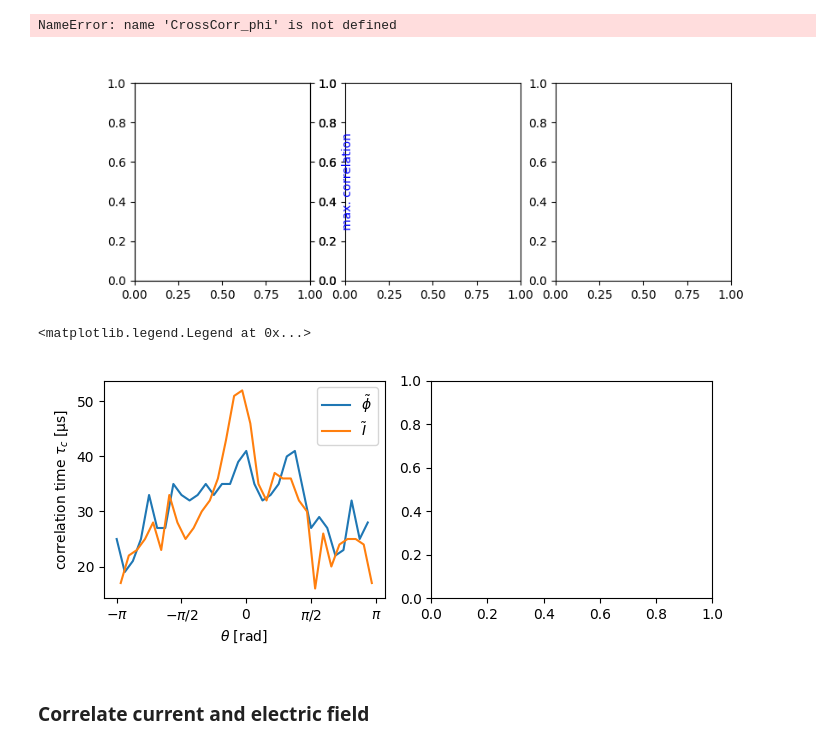
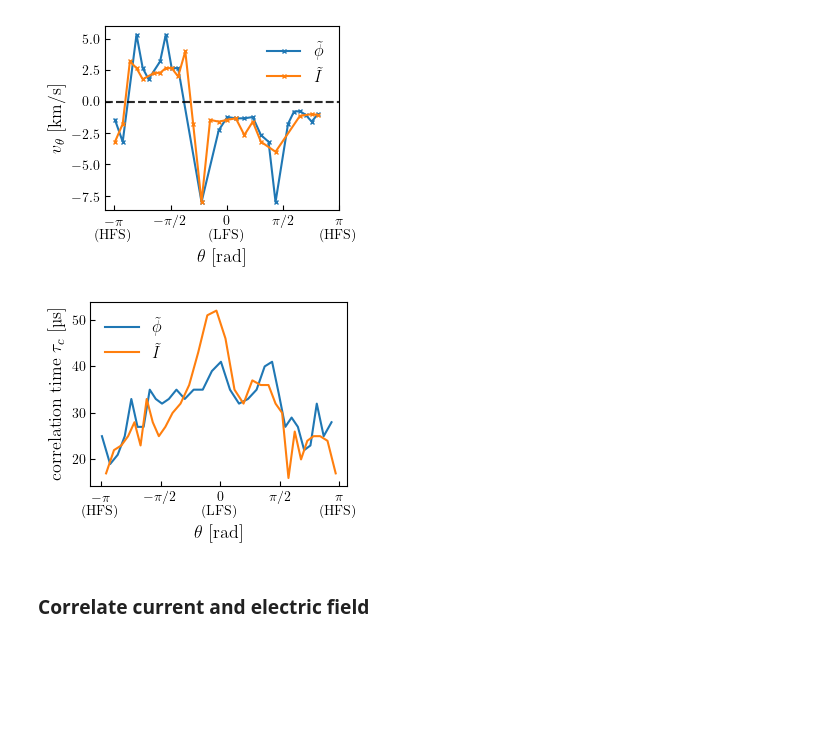
Before and after one commit to SaschaRienaecker/TJ-K, a Jupyter notebook: notebooks/poloidal_sascha.ipynb, the cells around one changed output. Drawn from its saved outputs; the diff is of its cells as text; code cells hidden in the pictures; blank space fills up the shorter version.

```diff
--- a/notebooks/poloidal_sascha.ipynb
+++ b/notebooks/poloidal_sascha.ipynb
@@ -26,7 +26,7 @@ from scipy.signal import welch, csd, correlate, coherence
 from scipy.signal import correlation_lags # Note: requires a recent version of SciPy
 
 from utils import dt, R, NR, Z, dZ, normalized, find_nearest, fluct_level, annot_poloidal_xaxis, Theta, theta_array_OPA
-from utils import plot_pdf, pdf_stat
+from utils import plot_pdf, pdf_stat, plot_v_pol
 
 from spectr import get_tau_corr, Corr_profile, nperseg, plot_spec, dx_pol, X_theta, get_kspec, adjacent_Corr
 from spectr import Corr_profile_poloidal
@@ -38,6 +38,8 @@ dropb = Path('/home/sascha/Dropbox/share/TJ-K/')
 
 plt.style.use('../src/tex.mplstyle')
 #plt.style.use('default')
+
+labels = [r'$\tilde{\phi}$', r'$\tilde{I}$']
 # %%
 Dat = load_binary('poloidal')
 # %%
@@ -76,0 +114,3 @@ plt.tight_layout()
+# %%
+tmp_CrossCorr = np.load(datap / '20100920#007192/tmp_CrossCorr.npy')
+CrossCorr_phi, CrossCorr_I, CrossCorr_I_E, CrossCorr_phi_I, CrossCorr_phi, CrossCorr_I = tmp_CrossCorr
@@ -87,74 +183,34 @@ CrossCorr_I   = adjacent_Corr(Dat, quantity='I', itor=1)
-# %%
-fig, [ax1, ax2, ax3] = plt.subplots(1,3, figsize=(9,3))
-_ax1 = ax1.twinx()
-_ax1.set_ylabel('max. correlation')
-_ax1.yaxis.label.set_color('blue')
-
-ax1.yaxis.label.set_color('red')
-
-for CCorr, ls, lab in zip([CrossCorr_phi, CrossCorr_I], ['-', '--'], [r'$\tilde{\phi}$', r'$\tilde{I}$']):
-
-    tau_c = (CCorr[:,1] - CCorr[:,0] ) / 2
-
-    ax1.plot(Theta[iPhi],  tau_c * 1e6, ls=ls, color='red', label=lab)
-    #ax1.set_xlabel('poloidal pos. [mm]')
-    ax1.set_ylabel(r'correlation time $\tau_c$ [µs]')
-    ax1.set_title(r'$\tau_c$ between adjacent signals')
-
-
-    _ax1.plot(X_theta[iPhi] * 1e3, CCorr[:,-1], color='blue', ls=ls)
-
-    tau_max = CCorr[:,2]
-    max_corr = CCorr[:,3]
-    vfluct = 2 * dx_pol / tau_max
-    ax2.plot(Theta[iPhi], vfluct * 1e-3, ls=ls)
-    ax2.set_title(r'velocity from correl. delay $C_{\tilde{\phi}_1 \tilde{\phi}_2}$')
-    ax2.set_ylabel(r'$v_\theta$ [km/s]')
-    #ax2.set_xlabel('poloidal pos. [mm]')
-ax1.legend()
-
-CCorr = CrossCorr_phi_I
-max_corr = CCorr[:,3]
-tau_c = (CCorr[:,1] - CCorr[:,0] ) / 2
-ax3.plot(Theta[iPhi],  tau_c * 1e6, color='red', label=lab)
-_ax3 = ax3.twinx()
-_ax3.plot(Theta[iPhi],  max_corr, ls=ls, color='blue', label=lab)
-ax3.set_title(r'CCorrelation $\tilde{\phi} \tilde{I}$')
-_ax3.set_ylabel('max. correlation')
-_ax3.yaxis.label.set_color('blue')
-ax3.set_ylabel(r'correlation time $\tau_c$ [µs]')
-ax3.yaxis.label.set_color('red')
-
-for ax in [ax1,ax2,ax3]:
-    annot_poloidal_xaxis(ax)
-
-plt.tight_layout()
-# %% [output]
-NameError: name 'CrossCorr_phi' is not defined
-[figure, removed]
+# %%
+fs = set_size(width='article',fraction=1, aspect_r=.8)
+fig, ax = plt.subplots(figsize=fs)
+plot_v_pol(CrossCorr_phi, CrossCorr_I, ax=ax)
+plt.tight_layout()
+#fig.savefig(dropb / 'figures/v_pol_OPA.svg')
+# %% [output]
+[figure, added]
 # %%
 ACorr_phi = Corr_profile_poloidal(Dat,'phi', itor=0)
 ACorr_Isat= Corr_profile_poloidal(Dat, 'I', itor=0)
 # %%
-fig, axs = plt.subplots(1,2, figsize=(7,3))
+fs = set_size(width='article',fraction=1, aspect_r=.8)
+fig, ax1 = plt.subplots(figsize=fs)
 
-[ax1, ax2] = axs
 ith = [iPhi, iIsat]
 labels = [r'$\tilde{\phi}$', r'$\tilde{I}$']
 
 for i, ACorr in enumerate([ACorr_phi, ACorr_Isat]):
 
     tau_c = np.mean(np.abs( ACorr[:,:2] ), axis=1)
-    ax1.plot(Theta[ith[i]] ,  tau_c * 1e6, label=labels[i])
+    ax1.plot(theta_array_OPA[ith[i]] ,  tau_c * 1e6, label=labels[i])
     ax1.set_xlabel('r-a [mm]')
     ax1.set_ylabel(r'correlation time $\tau_c$ [µs]')
     #ax1.set_title(r'Correlation time')
 annot_poloidal_xaxis(ax1)
 plt.tight_layout()
 ax1.legend()
+#fig.savefig(dropb / 'figures/tau_c_pol_OPA.svg')
 # %% [output]
-<matplotlib.legend.Legend at 0x...>
-[figure, old version]
+[figure, new version]
 # %% [markdown]
 ### Correlate current and electric field
 # %% [markdown]
```
Also changed, not shown: parts of 18 cells of this notebook.
